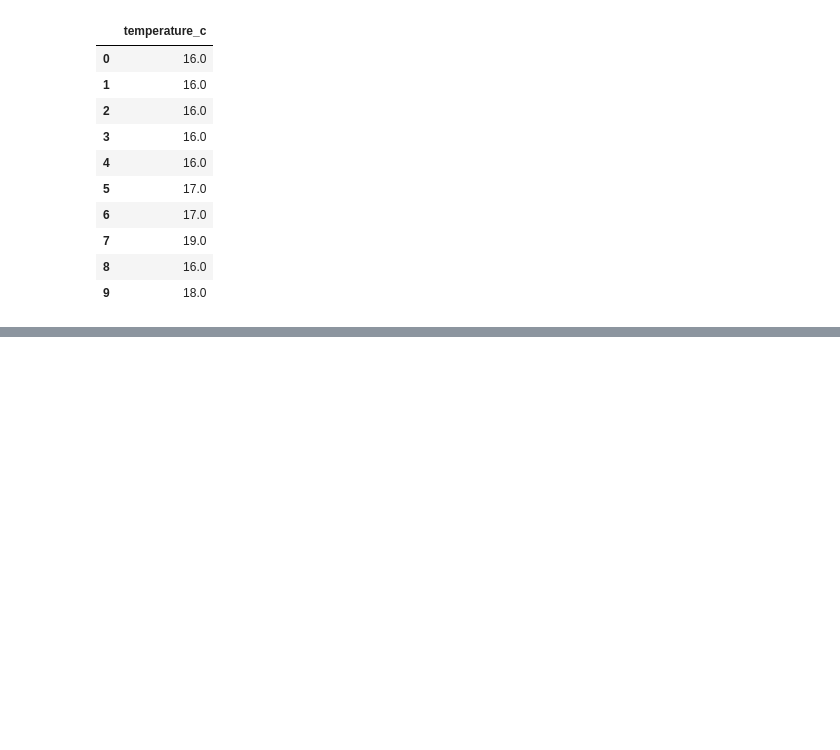
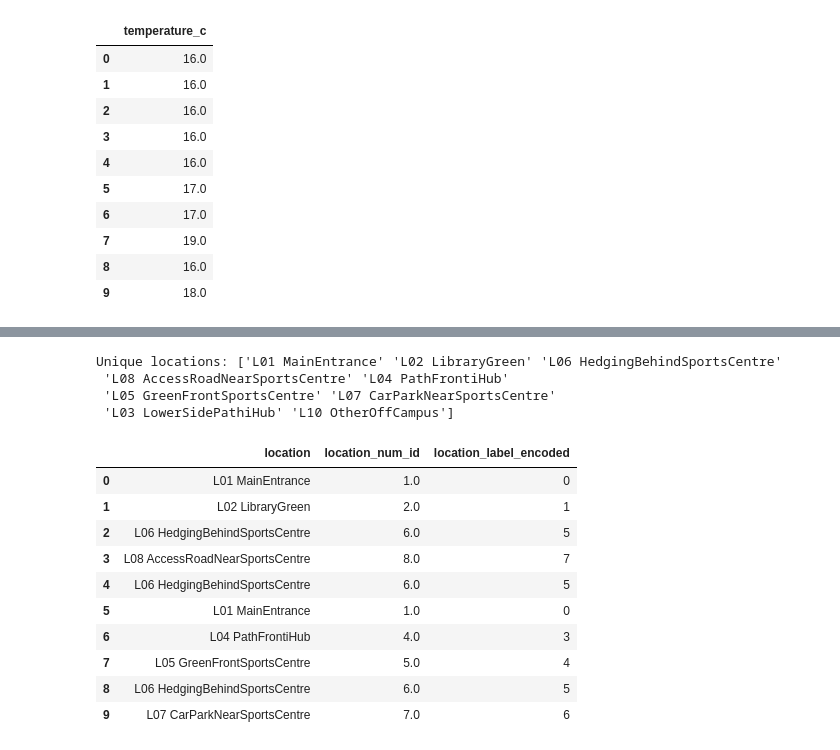
Before and after one commit to irfanefedonmez/ml-campus_data_project-colab, a Jupyter notebook: project1.ipynb, the cells around one changed output, grey strips where cells are left out. Cells and saved outputs as stored; diff of their text form; code cells hidden in the pictures; blank space fills up the shorter version.

```diff
--- a/project1.ipynb
+++ b/project1.ipynb
@@ -102,3 +102,34 @@ New dataset shape: (135, 23)
 | 135 | R26_028 | 07/10/2026 | L10 OtherOffCampus | Windy | 10.0 | Moderate | Low | ... |
 | 136 | R26_028 | 07/10/2026 | L01 MainEntrance | Partly cloudy | 15.0 | Moderate | Moderate | ... |
 | 137 | R26_028 | 07/10/2026 | L10 OtherOffCampus | Windy | 10.0 | Loud | Moderate | ... |
+# %%
+# Let's inspect the unique locations first
+unique_locations = df['location'].unique()
+print("Unique locations:", unique_locations)
+
+# Method 1: Extract numeric IDs from the location names (e.g. 'L01' -> 1)
+# This keeps the original order/identity of the sensors/locations
+df['location_num_id'] = df['location'].str.extract(r'L(\d+)').astype(float)
+
+# Method 2: Map categorical values to numeric labels (Label Encoding)
+# Useful if there are no explicit IDs like 'L01' in some rows
+df['location_label_encoded'] = df['location'].astype('category').cat.codes
+
+# Let's display the results to see both methods
+display(df[['location', 'location_num_id', 'location_label_encoded']].head(10))
+# %% [output]
+Unique locations: ['L01 MainEntrance' 'L02 LibraryGreen' 'L06 HedgingBehindSportsCentre'
+ 'L08 AccessRoadNearSportsCentre' 'L04 PathFrontiHub'
+ 'L05 GreenFrontSportsCentre' 'L07 CarParkNearSportsCentre'
+ 'L03 LowerSidePathiHub' 'L10 OtherOffCampus']
+|  | location | location_num_id | location_label_encoded |
+| 0 | L01 MainEntrance | 1.0 | 0 |
+| 1 | L02 LibraryGreen | 2.0 | 1 |
+| 2 | L06 HedgingBehindSportsCentre | 6.0 | 5 |
+| 3 | L08 AccessRoadNearSportsCentre | 8.0 | 7 |
+| 4 | L06 HedgingBehindSportsCentre | 6.0 | 5 |
+| 5 | L01 MainEntrance | 1.0 | 0 |
+| 6 | L04 PathFrontiHub | 4.0 | 3 |
+| 7 | L05 GreenFrontSportsCentre | 5.0 | 4 |
+| 8 | L06 HedgingBehindSportsCentre | 6.0 | 5 |
+| 9 | L07 CarParkNearSportsCentre | 7.0 | 6 |
```
Also changed, not shown: parts of 8 cells of this notebook.
